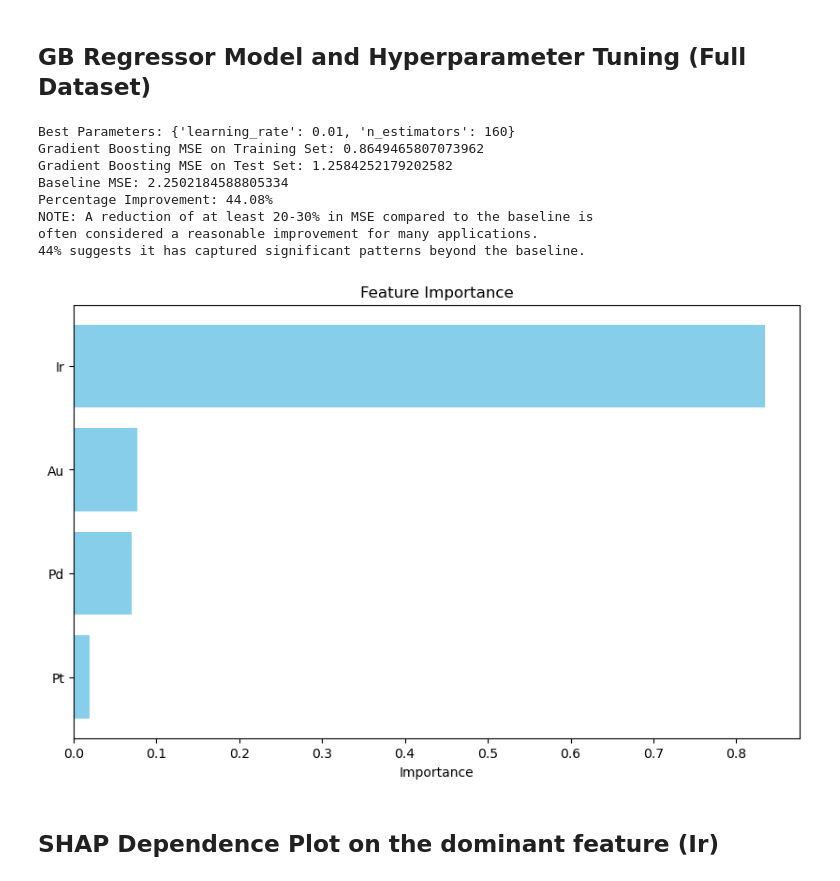
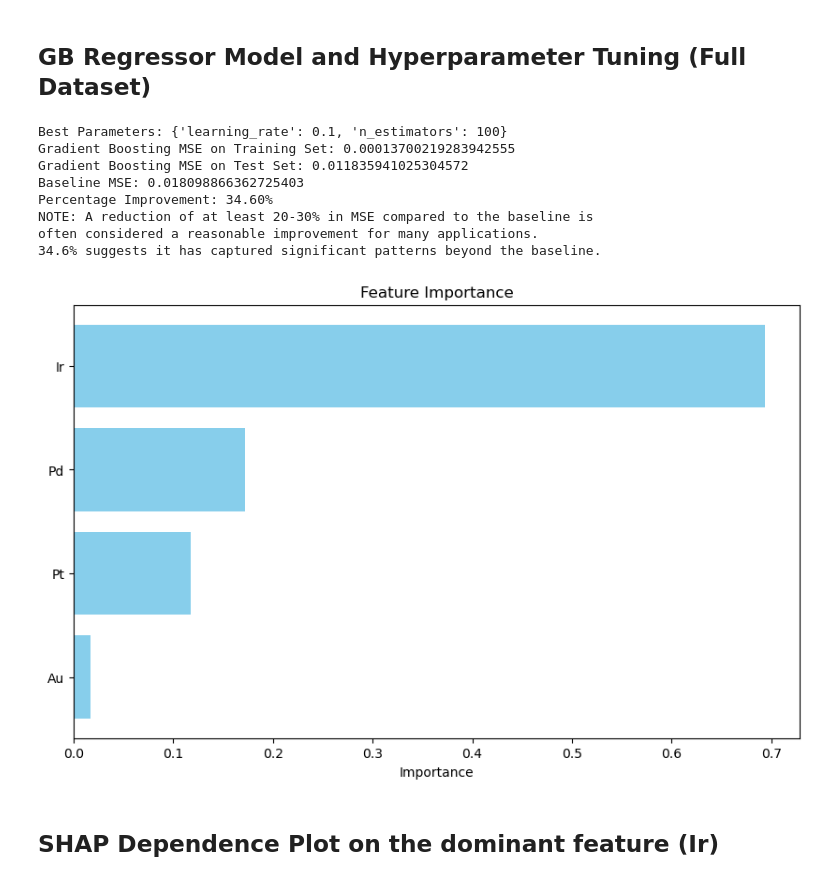
Before and after one commit to jdmazz/OER-ML-paper, a Jupyter notebook: ml_tafel.ipynb, the cells around one changed output. Saved outputs shown, nothing was run; the diff lists cells and outputs as text; code cells hidden in the pictures.

```diff
--- a/ml_tafel.ipynb
+++ b/ml_tafel.ipynb
@@ -92,41 +92,41 @@ param_grid = {
 }
 grid_search = GridSearchCV(estimator=gbr, param_grid=param_grid, cv=10, scoring='neg_mean_squared_error', n_jobs=-1)
 grid_search.fit(X_train, y_train)
 print("Best Parameters:", grid_search.best_params_)
 best_gbr = grid_search.best_estimator_
 print("Gradient Boosting MSE on Training Set:", mean_squared_error(y_train, best_gbr.predict(X_train)))
 gb_test_mse = mean_squared_error(y_test, best_gbr.predict(X_test))
 print("Gradient Boosting MSE on Test Set:", gb_test_mse)
 baseline_pred = np.mean(y_train)
 baseline_mse = mean_squared_error(y_test, [baseline_pred] * len(y_test))
 print("Baseline MSE:", baseline_mse)
 percentage_improvement = ((baseline_mse - gb_test_mse) / baseline_mse) * 100
 print(f"Percentage Improvement: {percentage_improvement:.2f}%")
 print("""NOTE: A reduction of at least 20-30% in MSE compared to the baseline is
 often considered a reasonable improvement for many applications.
-44% suggests it has captured significant patterns beyond the baseline.""")
+34.6% suggests it has captured significant patterns beyond the baseline.""")
 
 feature_importances = best_gbr.feature_importances_
 features = X_train.columns
 importance_df = pd.DataFrame({'Feature': features, 'Importance': feature_importances})
 importance_df = importance_df.sort_values(by='Importance', ascending=False)
 plt.figure(figsize=(10, 6))
 plt.barh(importance_df['Feature'], importance_df['Importance'], color='skyblue')
 plt.xlabel("Importance")
 plt.title("Feature Importance")
 plt.gca().invert_yaxis()
 plt.savefig('feature_importance.png', dpi=300)
 plt.show()
 # %% [output]
-Best Parameters: {'learning_rate': 0.01, 'n_estimators': 160}
-Gradient Boosting MSE on Training Set: 0.8649465807073962
-Gradient Boosting MSE on Test Set: 1.2584252179202582
-Baseline MSE: 2.2502184588805334
-Percentage Improvement: 44.08%
+Best Parameters: {'learning_rate': 0.1, 'n_estimators': 100}
+Gradient Boosting MSE on Training Set: 0.00013700219283942555
+Gradient Boosting MSE on Test Set: 0.011835941025304572
+Baseline MSE: 0.018098866362725403
+Percentage Improvement: 34.60%
 NOTE: A reduction of at least 20-30% in MSE compared to the baseline is
 often considered a reasonable improvement for many applications.
-44% suggests it has captured significant patterns beyond the baseline.
+34.6% suggests it has captured significant patterns beyond the baseline.
-[figure, old version]
+[figure, new version]
 # %% [markdown]
 ## SHAP Dependence Plot on the dominant feature (Ir)
 # %%
```
Also changed, not shown: parts of 2 cells of this notebook, 6 other files.
